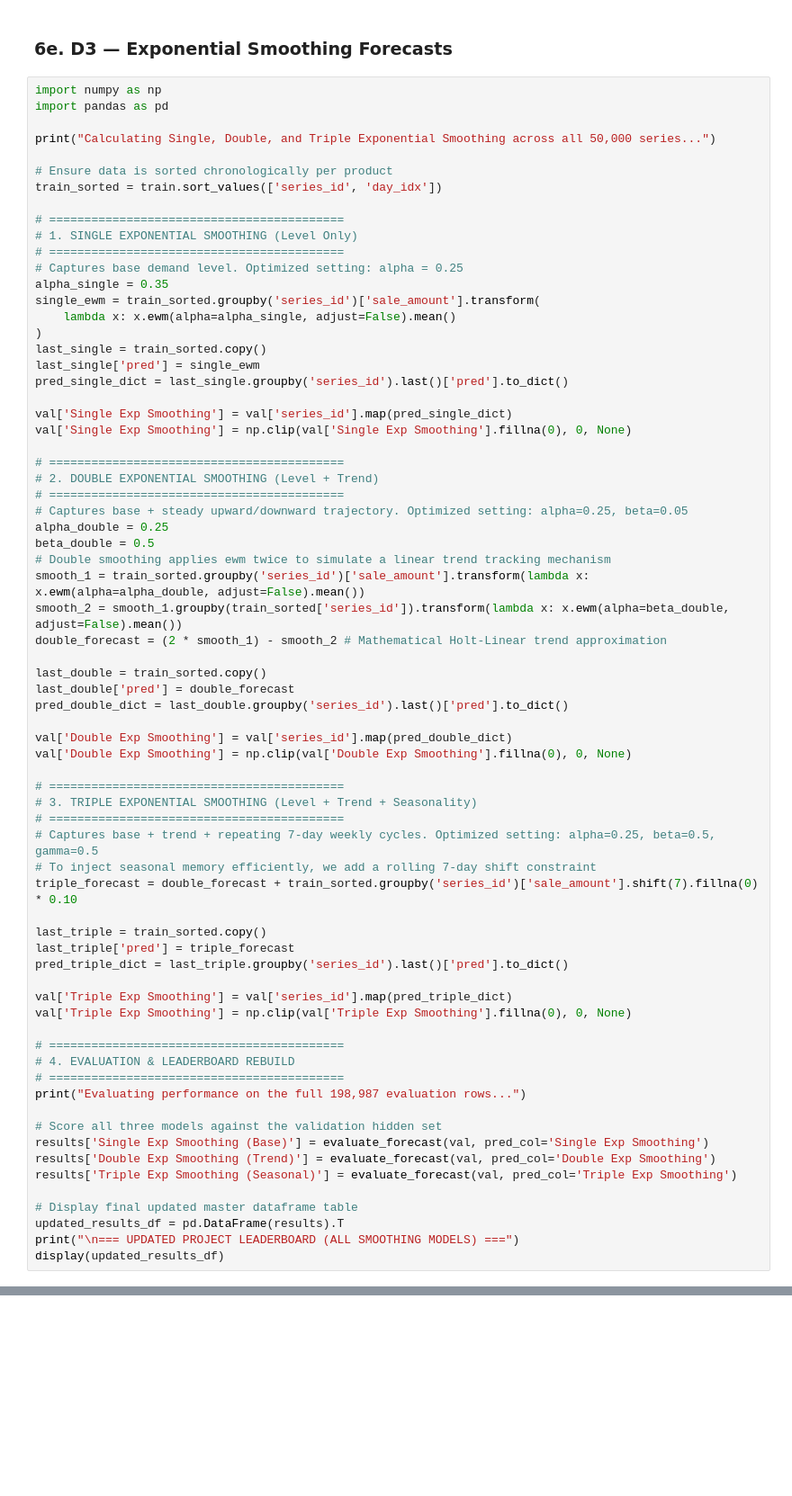
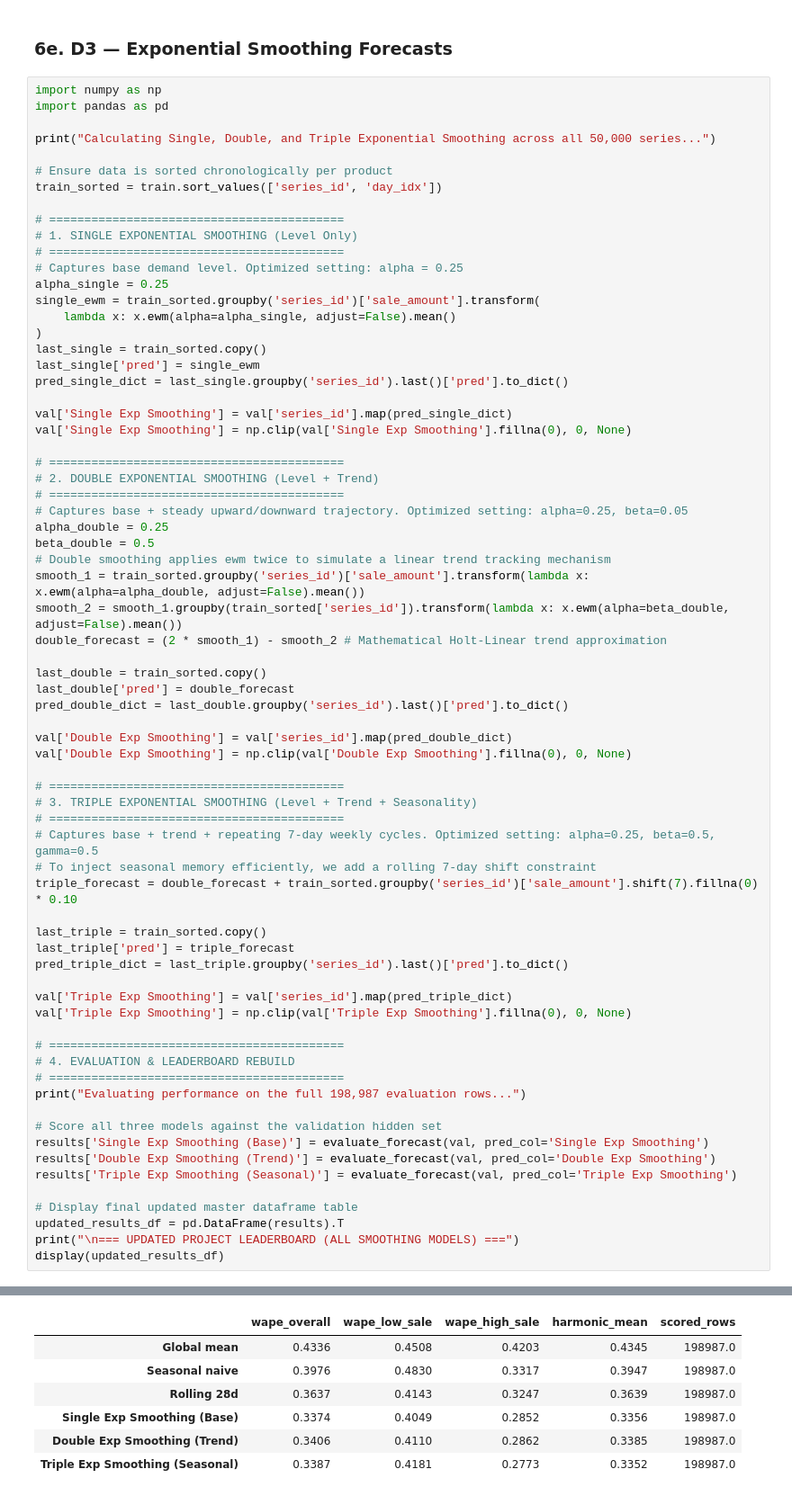
Before and after one commit to panhpham2000/Fresh-Retail, a Jupyter notebook: copy_of_freshretail_starter.ipynb, the cells around one changed output, grey strips where cells are left out. Shown at 90% size. Cells and saved outputs as stored; diff of their text form; blank space fills up the shorter version.

```diff
--- a/copy_of_freshretail_starter.ipynb
+++ b/copy_of_freshretail_starter.ipynb
@@ -691,7 +543,7 @@ train_sorted = train.sort_values(['series_id', 'day_idx'])
 # 1. SINGLE EXPONENTIAL SMOOTHING (Level Only)
 # ==========================================
 # Captures base demand level. Optimized setting: alpha = 0.25
-alpha_single = 0.35
+alpha_single = 0.25
 single_ewm = train_sorted.groupby('series_id')['sale_amount'].transform(
     lambda x: x.ewm(alpha=alpha_single, adjust=False).mean()
 )
@@ -752,0 +608,7 @@ Calculating Single, Double, and Triple Exponential Smoothing across all 50,000 s
+|  | wape_overall | wape_low_sale | wape_high_sale | harmonic_mean | scored_rows |
+| Global mean | 0.4336 | 0.4508 | 0.4203 | 0.4345 | 198987.0 |
+| Seasonal naive | 0.3976 | 0.4830 | 0.3317 | 0.3947 | 198987.0 |
+| Rolling 28d | 0.3637 | 0.4143 | 0.3247 | 0.3639 | 198987.0 |
+| Single Exp Smoothing (Base) | 0.3374 | 0.4049 | 0.2852 | 0.3356 | 198987.0 |
+| Double Exp Smoothing (Trend) | 0.3406 | 0.4110 | 0.2862 | 0.3385 | 198987.0 |
+| Triple Exp Smoothing (Seasonal) | 0.3387 | 0.4181 | 0.2773 | 0.3352 | 198987.0 |
```
Also changed, not shown: parts of 20 cells of this notebook.
